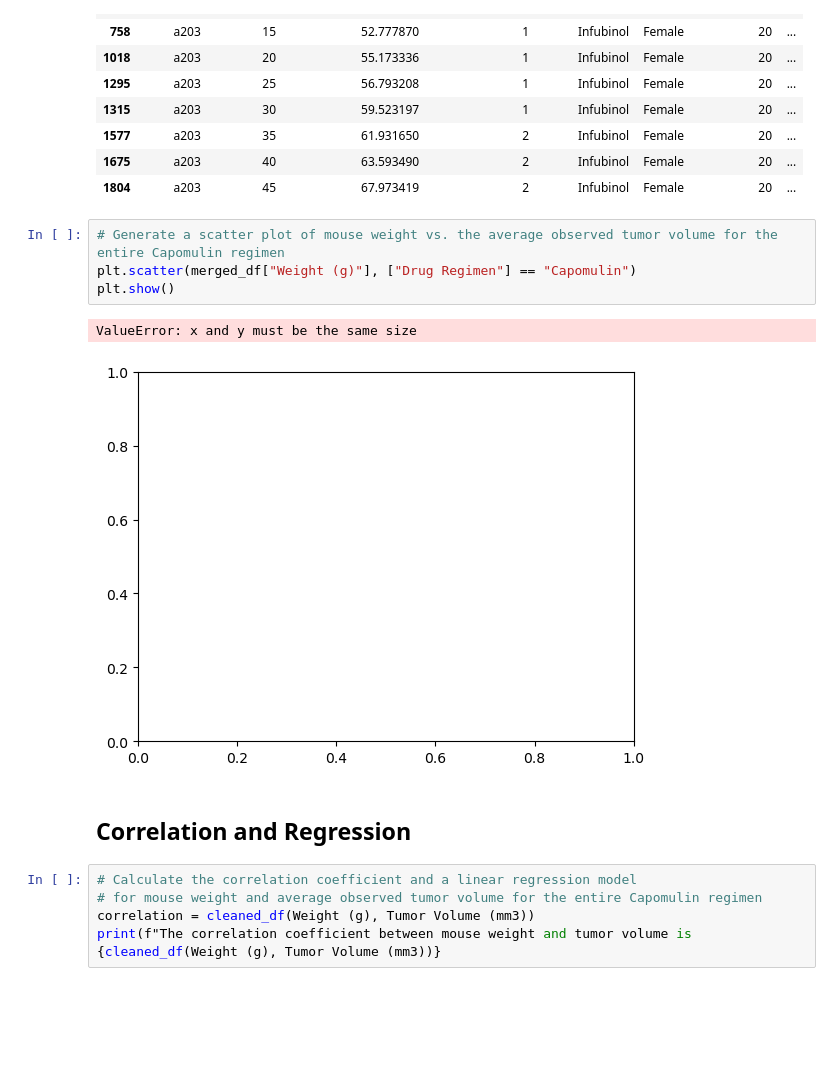
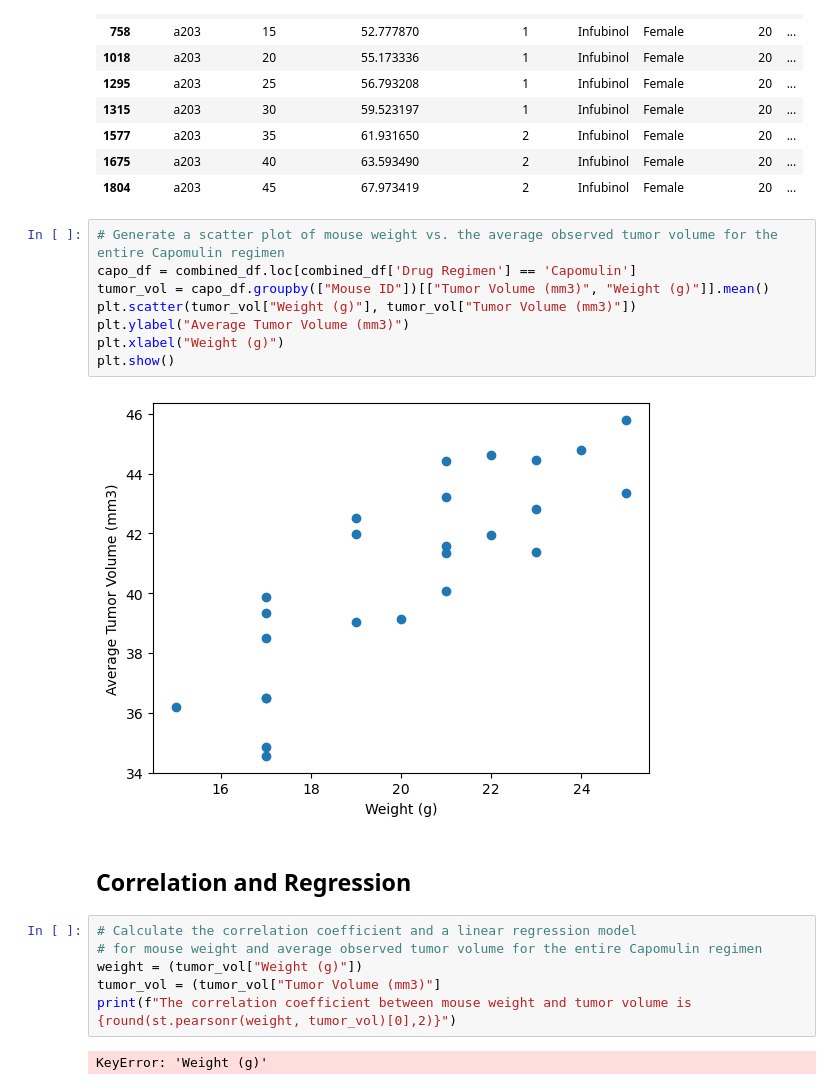
Before and after one commit to KDR9577/MatPlotlib, a Jupyter notebook: MatPlotlib/pymaceuticals_starter.ipynb, the cells around one changed output. Cells and saved outputs as stored; diff of their text form; blank space fills up the shorter version.

Commit message:
added scatter plot and correlation coefficient

```diff
--- a/MatPlotlib/pymaceuticals_starter.ipynb
+++ b/MatPlotlib/pymaceuticals_starter.ipynb
@@ -272,18 +274,24 @@ combined_df.loc[combined_df['Mouse ID'] == "a203",:]
 | 1804 | a203 | 45 | 67.973419 | 2 | Infubinol | Female | 20 | ... |
 # %%
 # Generate a scatter plot of mouse weight vs. the average observed tumor volume for the entire Capomulin regimen
-plt.scatter(merged_df["Weight (g)"], ["Drug Regimen"] == "Capomulin")
+capo_df = combined_df.loc[combined_df['Drug Regimen'] == 'Capomulin']
+tumor_vol = capo_df.groupby(["Mouse ID"])[["Tumor Volume (mm3)", "Weight (g)"]].mean()
+plt.scatter(tumor_vol["Weight (g)"], tumor_vol["Tumor Volume (mm3)"])
+plt.ylabel("Average Tumor Volume (mm3)")
+plt.xlabel("Weight (g)")
 plt.show()
 # %% [output]
-ValueError: x and y must be the same size
-[figure, old version]
+[figure, new version]
 # %% [markdown]
 ## Correlation and Regression
 # %%
 # Calculate the correlation coefficient and a linear regression model
 # for mouse weight and average observed tumor volume for the entire Capomulin regimen
-correlation = cleaned_df(Weight (g), Tumor Volume (mm3))
-print(f"The correlation coefficient between mouse weight and tumor volume is {cleaned_df(Weight (g), Tumor Volume (mm3))}
+weight = (tumor_vol["Weight (g)"])
+tumor_vol = (tumor_vol["Tumor Volume (mm3)"]
+print(f"The correlation coefficient between mouse weight and tumor volume is {round(st.pearsonr(weight, tumor_vol)[0],2)}")
+# %% [output]
+KeyError: 'Weight (g)'
 # %%
 x_values = cleaned_df["Weight (g)"]
 y_values = cleaned_df["Tumor Volume (mm3)"]
```
Also changed, not shown: parts of 2 cells of this notebook.
